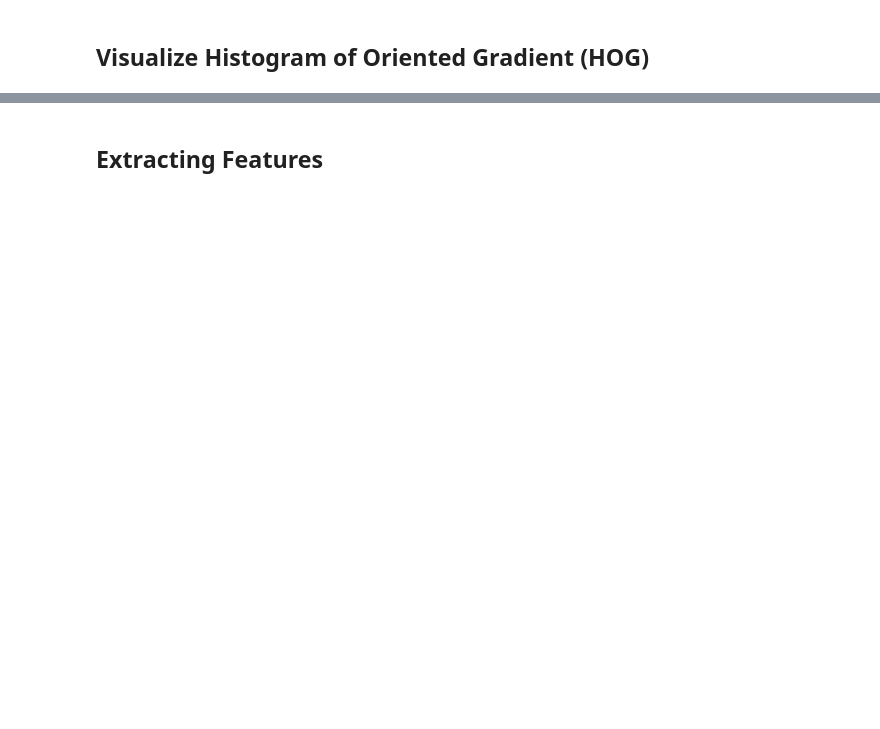
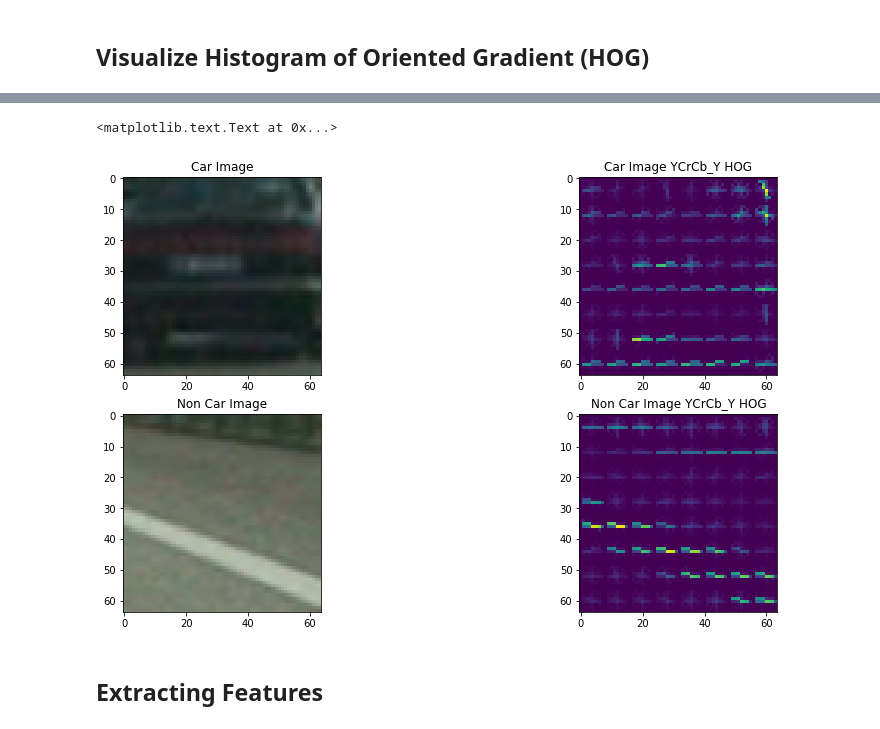
Before and after one commit to udacity-om/ud_self_driving_car_engineer, a Jupyter notebook: CarND-Vehicle-Detection/classifier.ipynb, the cells around one changed output, grey strips where cells are left out. Drawn from its saved outputs; the diff is of its cells as text; code cells hidden in the pictures; blank space fills up the shorter version.

```diff
--- a/CarND-Vehicle-Detection/classifier.ipynb
+++ b/CarND-Vehicle-Detection/classifier.ipynb
@@ -159,16 +191,17 @@ plt.title('Orientation 30')
 # %%
-features_random_non_car_image_gray, hog_random_non_car_image_gray = get_hog_features(random_non_car_image_gray, orient, pix_per_cell, cell_per_block, vis=True, feature_vec=False)
+features_random_non_car_image_ycrcb_y, hog_random_non_car_image_ycrcb_y = get_hog_features(random_non_car_image_ycrcb[:,:,0], orient, pix_per_cell, cell_per_block, vis=True, feature_vec=False)
 
 fig = plt.figure(figsize=(15, 8))
 plt.subplot(2,2,1)
 plt.imshow(random_car_image)
 plt.title('Car Image')
 plt.subplot(2,2,2)
-plt.imshow(hog_random_car_image_gray)
-plt.title('Car Image Gray HOG')
+plt.imshow(hog_random_car_image_ycrcb_y)
+plt.title('Car Image YCrCb_Y HOG')
 plt.subplot(2,2,3)
 plt.imshow(random_non_car_image)
 plt.title('Non Car Image')
 plt.subplot(2,2,4)
-plt.imshow(hog_random_non_car_image_gray)
-plt.title('Non Car Image Gray HOG')
+plt.imshow(hog_random_non_car_image_ycrcb_y)
+plt.title('Non Car Image YCrCb_Y HOG')
+# %% [output]
@@ -175,3 +210,5 @@ plt.title('Non Car Image Gray HOG')
+<matplotlib.text.Text at 0x...>
+[figure, added]
 # %% [markdown]
 ## Extracting Features
 # %%
```
Also changed, not shown: parts of 12 cells of this notebook, 2 other files.
